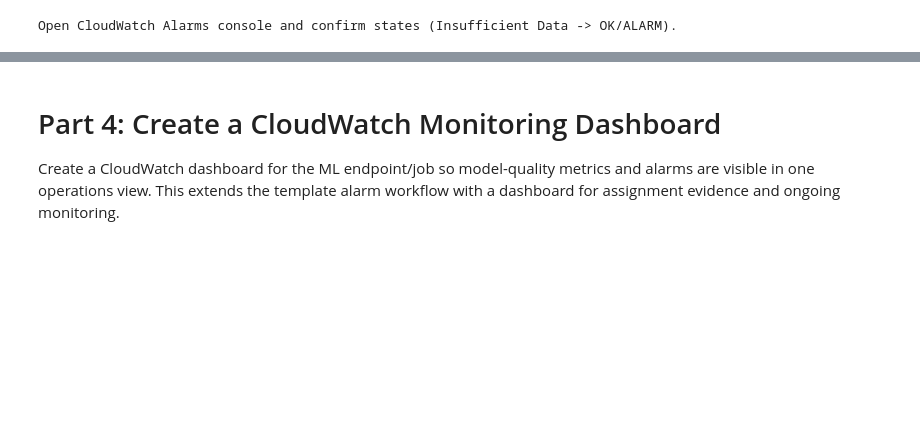
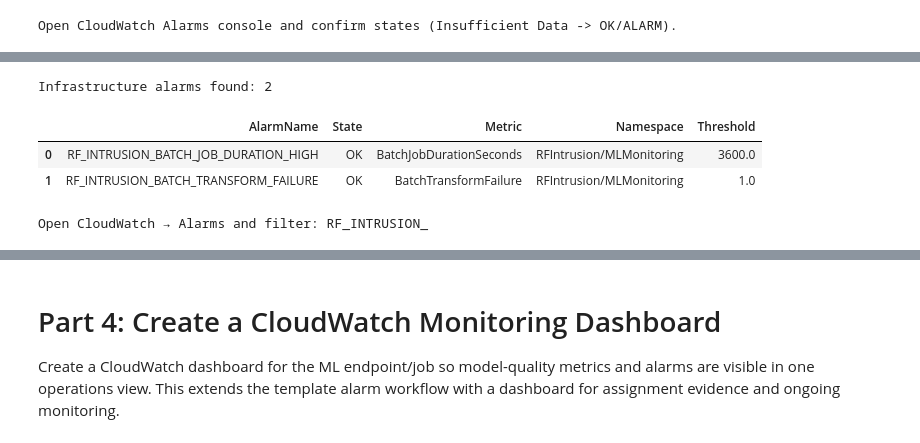
Before and after one commit to Mosizamani/aai-540-final-project-group6, a Jupyter notebook: Group_6_Model_and_Data_Monitoring.ipynb, the cells around one changed output, grey strips where cells are left out. Cells and saved outputs as stored; diff of their text form; code cells hidden in the pictures; blank space fills up the shorter version.

Commit message:
Add CloudWatch infrastructure monitors for batch job duration, failure, CPU, and memory to the monitoring notebook.

```diff
--- a/Group_6_Model_and_Data_Monitoring.ipynb
+++ b/Group_6_Model_and_Data_Monitoring.ipynb
@@ -1486,0 +1695,44 @@ Open CloudWatch Alarms console and confirm states (Insufficient Data -> OK/ALARM
+# %%
+# ============================================
+# Validate infrastructure alarms
+# ============================================
+
+infra_alarm_names = [
+    "RF_INTRUSION_BATCH_TRANSFORM_FAILURE",
+    "RF_INTRUSION_BATCH_JOB_DURATION_HIGH",
+]
+
+# Include any CPU/Memory alarms just created
+existing = cw_client.describe_alarms(AlarmNamePrefix="RF_INTRUSION_")
+for a in existing.get("MetricAlarms", []):
+    name = a["AlarmName"]
+    if "CPU_HIGH" in name or "MEMORY_HIGH" in name or name in infra_alarm_names:
+        if name not in infra_alarm_names:
+            infra_alarm_names.append(name)
+
+resp = cw_client.describe_alarms(AlarmNames=infra_alarm_names)
+alarms = resp.get("MetricAlarms", [])
+
+infra_alarm_df = pd.DataFrame(
+    [
+        {
+            "AlarmName": a["AlarmName"],
+            "State": a.get("StateValue"),
+            "Metric": a.get("MetricName"),
+            "Namespace": a.get("Namespace"),
+            "Threshold": a.get("Threshold"),
+        }
+        for a in alarms
+    ]
+)
+
+print(f"Infrastructure alarms found: {len(infra_alarm_df)}")
+display(infra_alarm_df)
+
+print("\nOpen CloudWatch → Alarms and filter: RF_INTRUSION_")
+# %% [output]
+Infrastructure alarms found: 2
+|  | AlarmName | State | Metric | Namespace | Threshold |
+| 0 | RF_INTRUSION_BATCH_JOB_DURATION_HIGH | OK | BatchJobDurationSeconds | RFIntrusion/MLMonitoring | 3600.0 |
+| 1 | RF_INTRUSION_BATCH_TRANSFORM_FAILURE | OK | BatchTransformFailure | RFIntrusion/MLMonitoring | 1.0 |
+Open CloudWatch → Alarms and filter: RF_INTRUSION_
```
Also changed, not shown: parts of 7 cells of this notebook.
